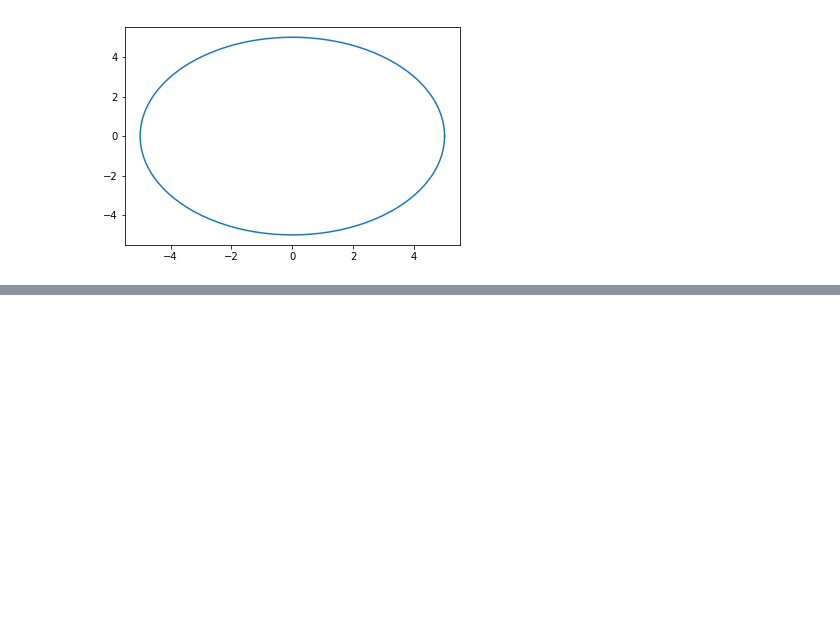
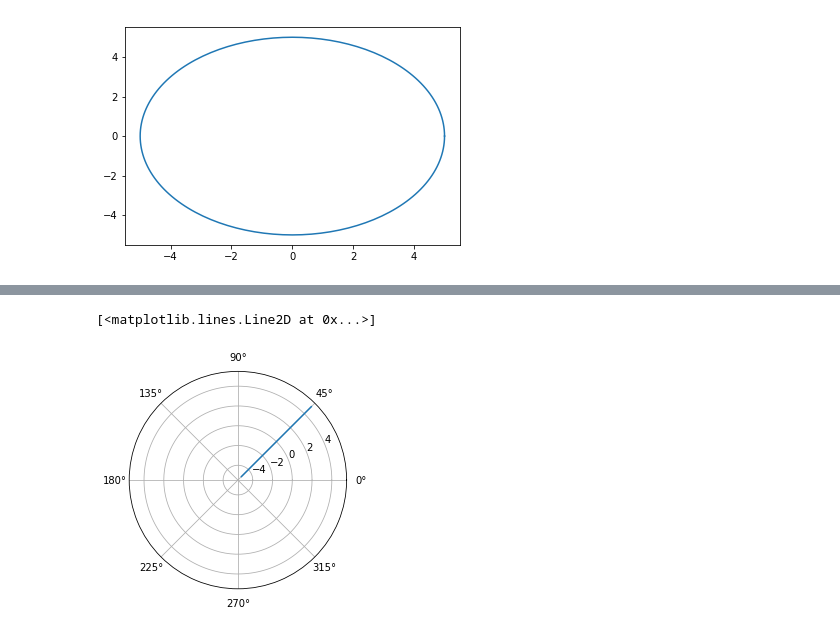
Before and after one commit to bgdnff/Math1, a Jupyter notebook: lesson1.ipynb, the cells around one changed output, grey strips where cells are left out. Drawn from its saved outputs; the diff is of its cells as text; code cells hidden in the pictures; blank space fills up the shorter version.

```diff
--- a/lesson1.ipynb
+++ b/lesson1.ipynb
@@ -154,0 +170,7 @@ plt.show()
+# %%
+x = np.linspace(np.pi/4, np.pi/4, 100)
+y = np.linspace(-5, 5, 100)
+plt.polar(x, y)
+# %% [output]
+[<matplotlib.lines.Line2D at 0x...>]
+[figure, added]
```
Also changed, not shown: parts of 9 cells of this notebook, 2 other files.
